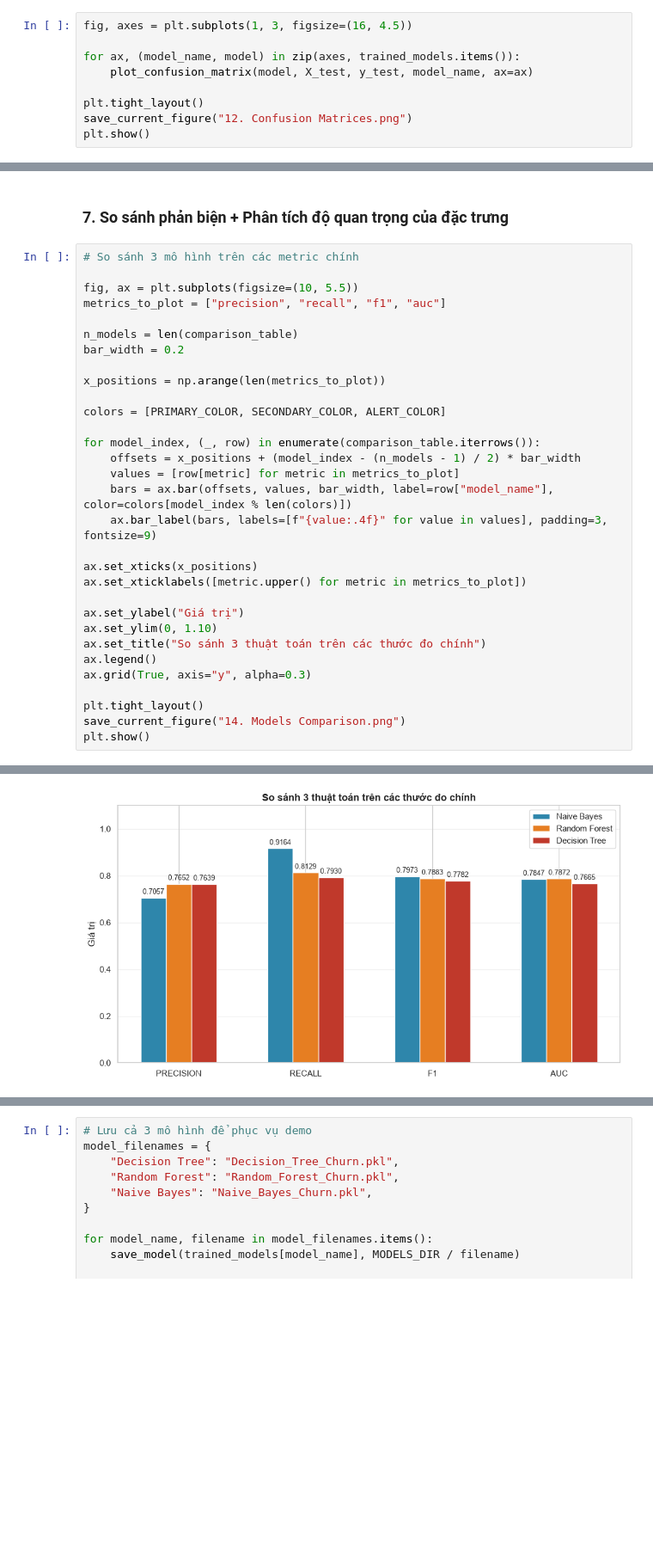
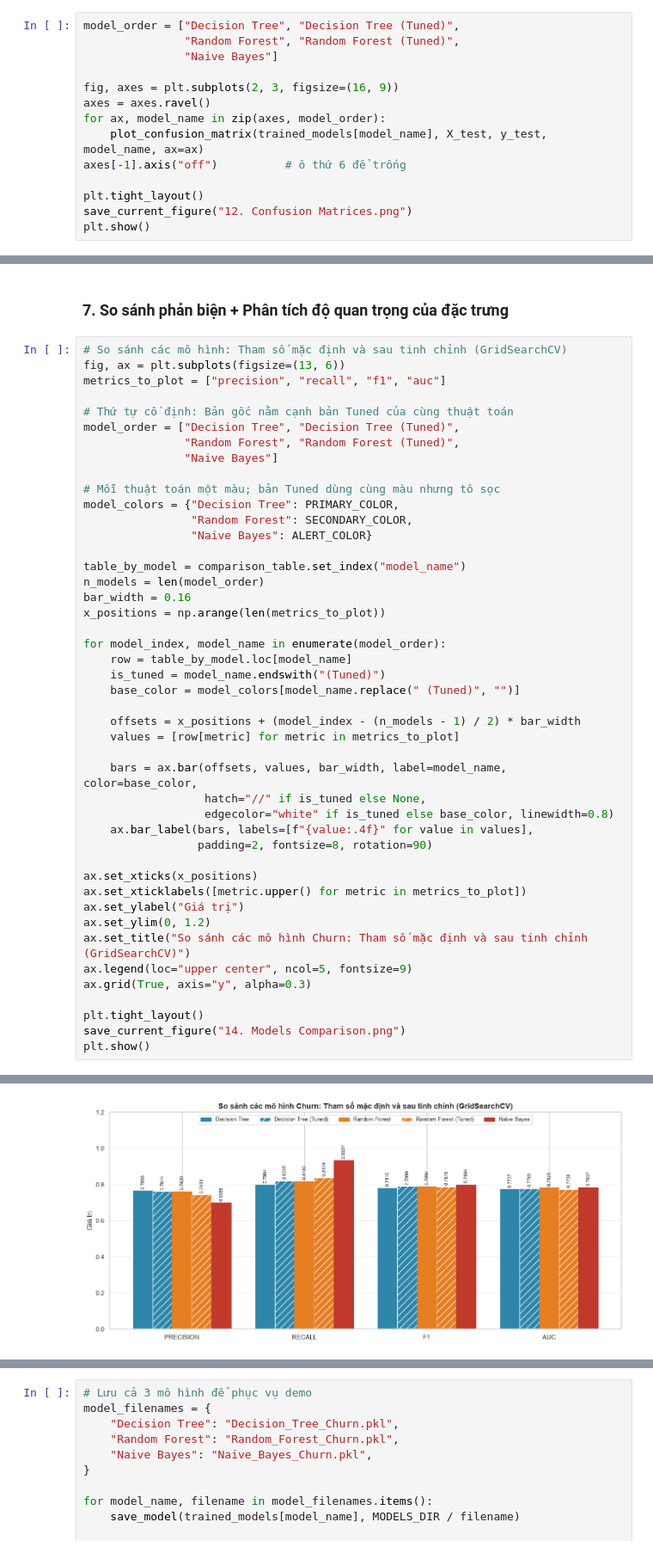
Before and after one commit to LilithLitcht/Customer-Analytics-for-E-Commerce, a Jupyter notebook: Notebooks/05_Churn_Classification.ipynb, the cells around one changed output, grey strips where cells are left out. Shown at 86% size. Cells and saved outputs as stored; diff of their text form; blank space fills up the shorter version.

```diff
--- a/Notebooks/05_Churn_Classification.ipynb
+++ b/Notebooks/05_Churn_Classification.ipynb
@@ -458,8 +515,13 @@ display(comparison_table_display)
 # %%
-fig, axes = plt.subplots(1, 3, figsize=(16, 4.5))
+model_order = ["Decision Tree", "Decision Tree (Tuned)",
+               "Random Forest", "Random Forest (Tuned)",
+               "Naive Bayes"]
 
-for ax, (model_name, model) in zip(axes, trained_models.items()):
-    plot_confusion_matrix(model, X_test, y_test, model_name, ax=ax)
+fig, axes = plt.subplots(2, 3, figsize=(16, 9))
+axes = axes.ravel()
+for ax, model_name in zip(axes, model_order):
+    plot_confusion_matrix(trained_models[model_name], X_test, y_test, model_name, ax=ax)
+axes[-1].axis("off")          # ô thứ 6 để trống
 
 plt.tight_layout()
 save_current_figure("12. Confusion Matrices.png")
@@ -480,39 +542,53 @@ plt.show()
 # %% [markdown]
 ### 7. So sánh phản biện + Phân tích độ quan trọng của đặc trưng
 # %%
-# So sánh 3 mô hình trên các metric chính
-
-fig, ax = plt.subplots(figsize=(10, 5.5))
+# So sánh các mô hình: Tham số mặc định và sau tinh chỉnh (GridSearchCV)
+fig, ax = plt.subplots(figsize=(13, 6))
 metrics_to_plot = ["precision", "recall", "f1", "auc"]
 
-n_models = len(comparison_table)
-bar_width = 0.2
+# Thứ tự cố định: Bản gốc nằm cạnh bản Tuned của cùng thuật toán
+model_order = ["Decision Tree", "Decision Tree (Tuned)",
+               "Random Forest", "Random Forest (Tuned)",
+               "Naive Bayes"]
 
+# Mỗi thuật toán một màu; bản Tuned dùng cùng màu nhưng tô sọc
+model_colors = {"Decision Tree": PRIMARY_COLOR,
+                "Random Forest": SECONDARY_COLOR,
+                "Naive Bayes": ALERT_COLOR}
+
+table_by_model = comparison_table.set_index("model_name")
+n_models = len(model_order)
+bar_width = 0.16
 x_positions = np.arange(len(metrics_to_plot))
 
-colors = [PRIMARY_COLOR, SECONDARY_COLOR, ALERT_COLOR]
+for model_index, model_name in enumerate(model_order):
+    row = table_by_model.loc[model_name]
+    is_tuned = model_name.endswith("(Tuned)")
+    base_color = model_colors[model_name.replace(" (Tuned)", "")]
 
-for model_index, (_, row) in enumerate(comparison_table.iterrows()):
     offsets = x_positions + (model_index - (n_models - 1) / 2) * bar_width
     values = [row[metric] for metric in metrics_to_plot]
-    bars = ax.bar(offsets, values, bar_width, label=row["model_name"], color=colors[model_index % len(colors)])
-    ax.bar_label(bars, labels=[f"{value:.4f}" for value in values], padding=3, fontsize=9)
+
+    bars = ax.bar(offsets, values, bar_width, label=model_name, color=base_color,
+                  hatch="//" if is_tuned else None,
+                  edgecolor="white" if is_tuned else base_color, linewidth=0.8)
+    ax.bar_label(bars, labels=[f"{value:.4f}" for value in values],
+                 padding=2, fontsize=8, rotation=90)
 
 ax.set_xticks(x_positions)
 ax.set_xticklabels([metric.upper() for metric in metrics_to_plot])
-
 ax.set_ylabel("Giá trị")
-ax.set_ylim(0, 1.10)
-ax.set_title("So sánh 3 thuật toán trên các thước đo chính")
-ax.legend()
+ax.set_ylim(0, 1.2)
+ax.set_title("So sánh các mô hình Churn: Tham số mặc định và sau tinh chỉnh (GridSearchCV)")
+ax.legend(loc="upper center", ncol=5, fontsize=9)
 ax.grid(True, axis="y", alpha=0.3)
 
 plt.tight_layout()
 save_current_figure("14. Models Comparison.png")
 plt.show()
 # %% [output]
 Đã lưu biểu đồ: D:\Lilith\Customer-Analytics-for-E-Commerce\Figures\14. Models Comparison.png
-[figure, old version]
+[figure, new version]
 # %%
 # Độ quan trọng của đặc trưng
 random_forest_model = trained_models["Random Forest"]
```
Also changed, not shown: parts of 18 cells of this notebook, 49 other files.
